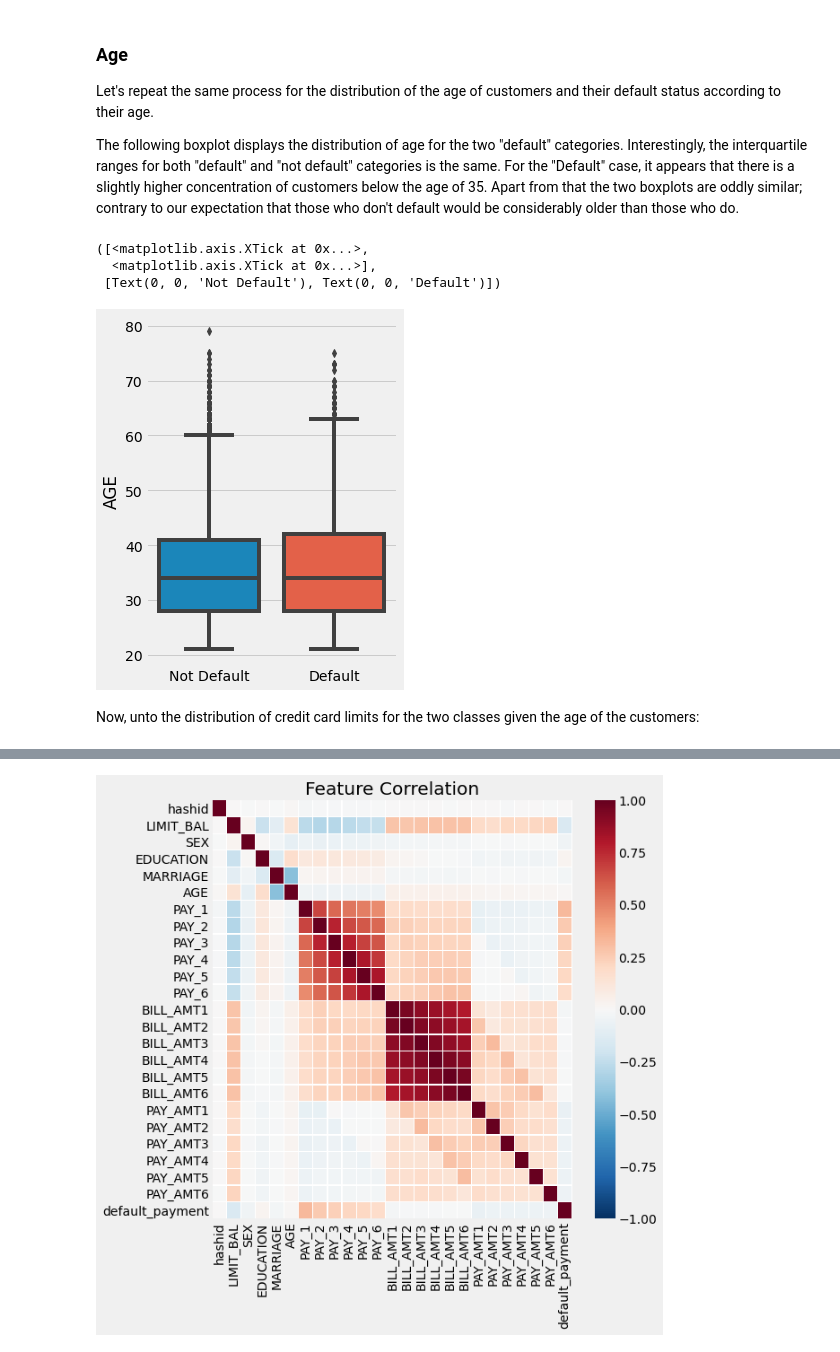
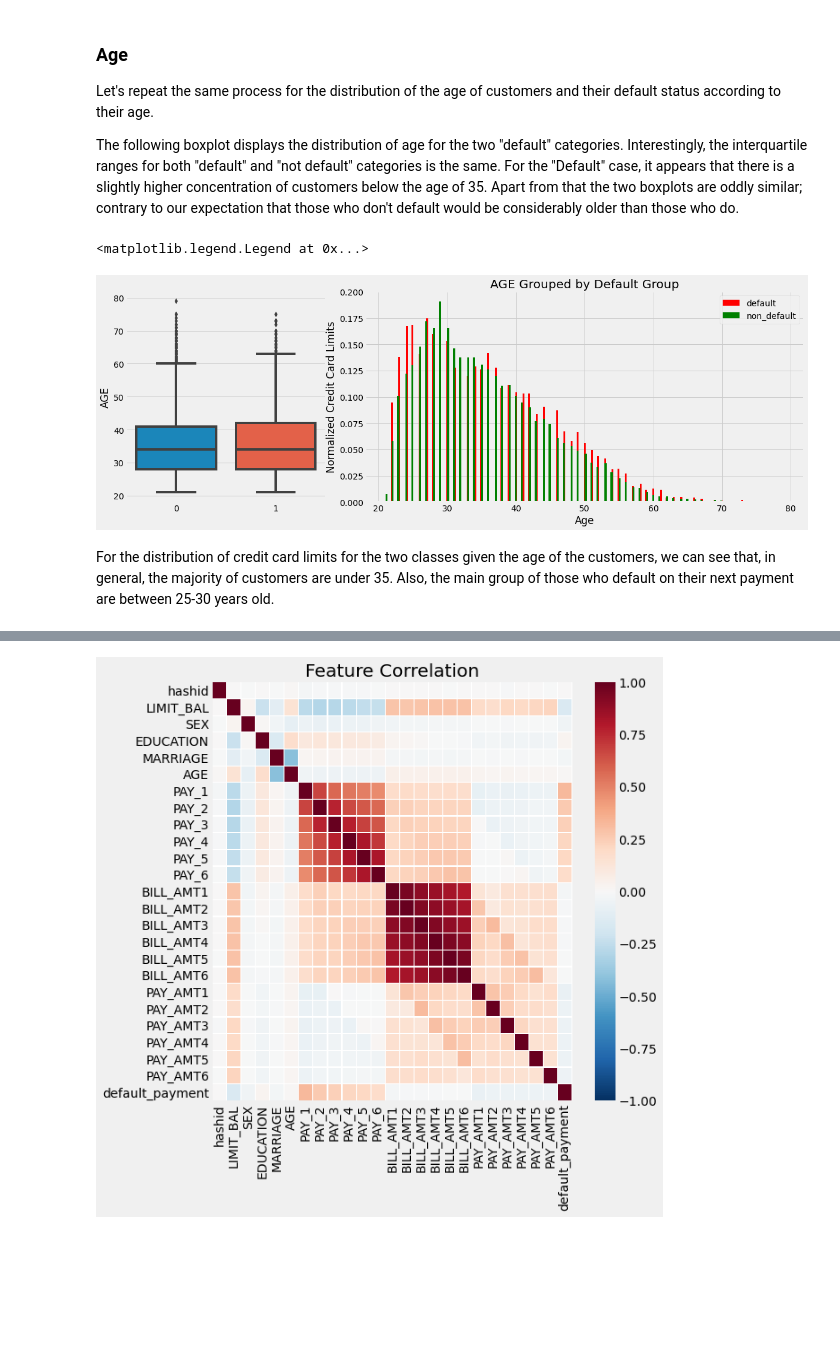
Before and after one commit to MelissaKR/credit_default, a Jupyter notebook: credit_card_Final.ipynb, the cells around one changed output, grey strips where cells are left out. Drawn from its saved outputs; the diff is of its cells as text; code cells hidden in the pictures; blank space fills up the shorter version.

```diff
--- a/credit_card_Final.ipynb
+++ b/credit_card_Final.ipynb
@@ -320,15 +313,25 @@ The majority of those who default have credit limit values of about or less than
 Let's repeat the same process for the distribution of the age of customers and their default status according to their age.
 
 The following boxplot displays the distribution of age for the two "default" categories. Interestingly, the interquartile ranges for both "default" and "not default" categories is the same. For the "Default" case, it appears that there is a slightly higher concentration of customers below the age of 35. Apart from that the two boxplots are oddly similar; contrary to our expectation that those who don't default would be considerably older than those who do.
-# %%
-plt.figure(figsize=(4,6))
-sns.boxplot(y="AGE", x="default_payment", data=df)
-plt.xlabel('')
-plt.xticks([0,1],['Not Default','Default'])
-# %% [output]
-([<matplotlib.axis.XTick at 0x...>,
-  <matplotlib.axis.XTick at 0x...>],
- [Text(0, 0, 'Not Default'), Text(0, 0, 'Default')])
-[figure, removed]
+# %%
+fig = plt.figure(figsize = (18,6))
+ax1 = plt.subplot2grid((1,3),(0,0))
+ax2 = plt.subplot2grid((1,3),(0,1), colspan=2)
+
+sns.boxplot(y="AGE", x="default_payment", data=df, ax = ax1)
+ax1.set_xlabel('')
+ax1.set_xticks([0,1],['Not Default','Default'])
+
+default_df = df.loc[df['default_payment']==1]['AGE']
+non_default_df = df.loc[df['default_payment']==0]['AGE']
+ax2.hist(default_df, bins=200, color='red', density=True, label='default');
+ax2.hist(non_default_df, bins=200, color='green', density=True, label='non_default');
+ax2.set_title('AGE Grouped by Default Group')
+ax2.set_xlabel('Age')
+ax2.set_ylabel('Normalized Credit Card Limits')
+ax2.legend()
+# %% [output]
+<matplotlib.legend.Legend at 0x...>
+[figure, added]
 # %% [markdown]
-Now, unto the distribution of credit card limits for the two classes given the age of the customers:
+For the distribution of credit card limits for the two classes given the age of the customers, we can see that, in general, the majority of customers are under 35. Also, the main group of those who default on their next payment are between 25-30 years old.
```
Also changed, not shown: parts of 8 cells of this notebook.
